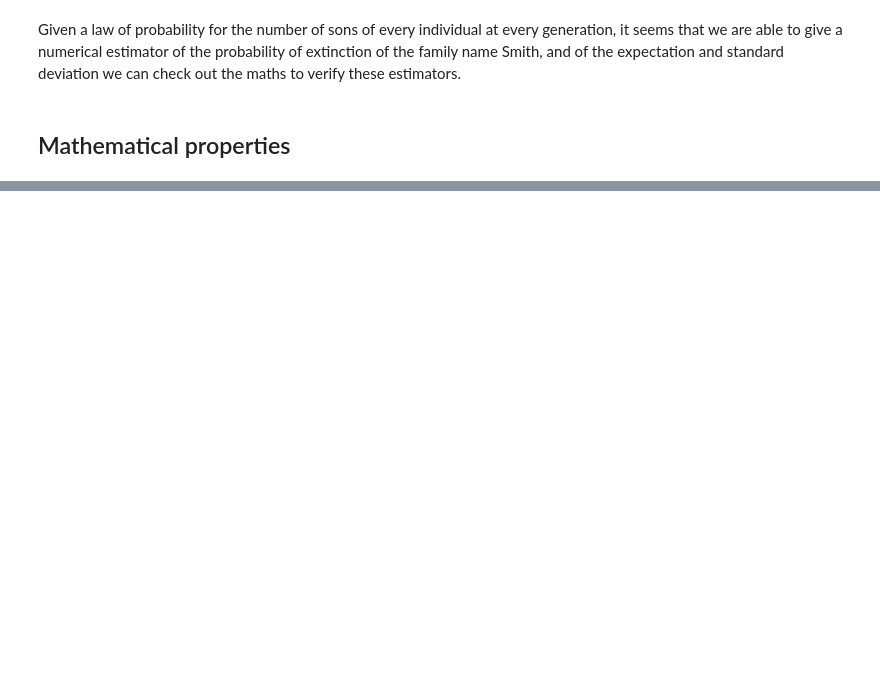
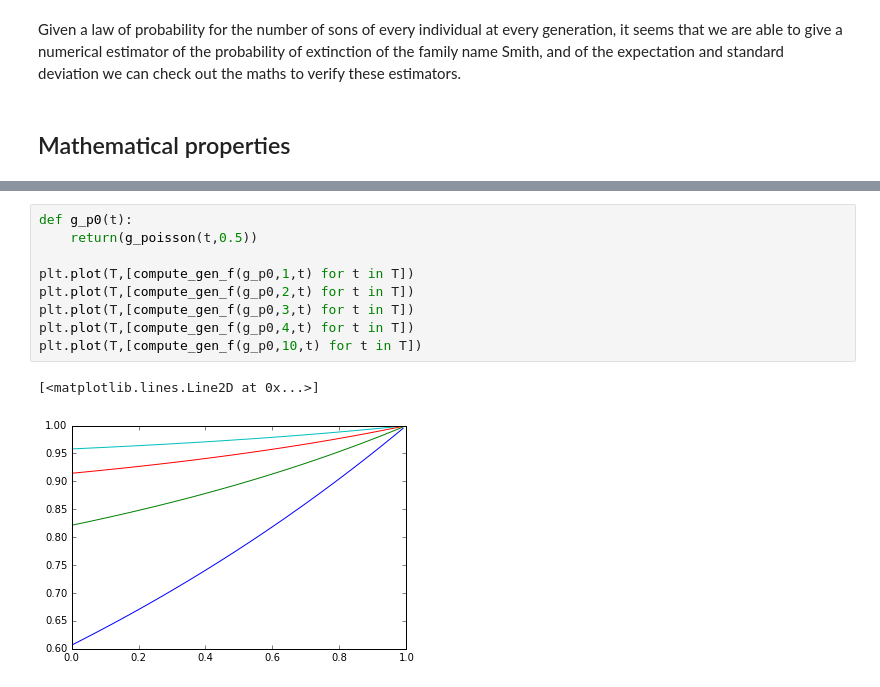
Before and after one commit to DBaudry/Galton-Watson, a Jupyter notebook: Galton_Watson_process.ipynb, the cells around one changed output, grey strips where cells are left out. Cells and saved outputs as stored; diff of their text form; blank space fills up the shorter version.

```diff
--- a/Galton_Watson_process.ipynb
+++ b/Galton_Watson_process.ipynb
@@ -195,0 +288,12 @@ Given a law of probability for the number of sons of every individual at every g
+# %%
+def g_p0(t):
+    return(g_poisson(t,0.5))
+
+plt.plot(T,[compute_gen_f(g_p0,1,t) for t in T])
+plt.plot(T,[compute_gen_f(g_p0,2,t) for t in T])
+plt.plot(T,[compute_gen_f(g_p0,3,t) for t in T])
+plt.plot(T,[compute_gen_f(g_p0,4,t) for t in T])
+plt.plot(T,[compute_gen_f(g_p0,10,t) for t in T])
+# %% [output]
+[<matplotlib.lines.Line2D at 0x...>]
+[figure, added]
```
Also changed, not shown: parts of 44 cells of this notebook.
